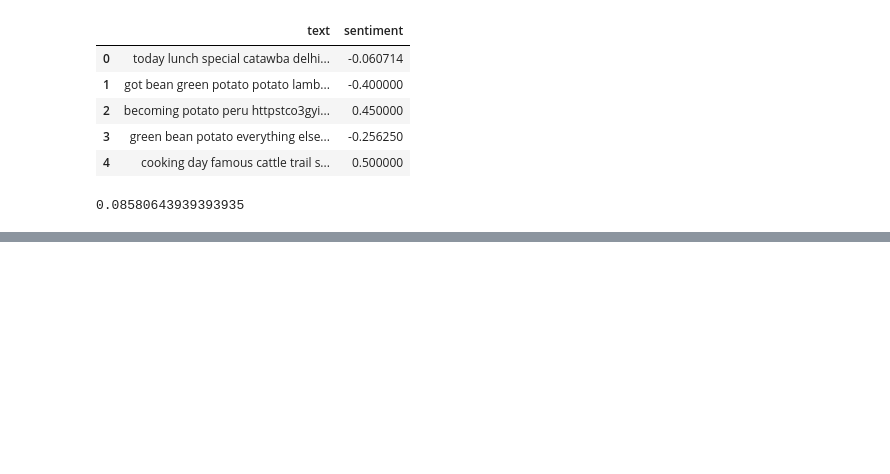
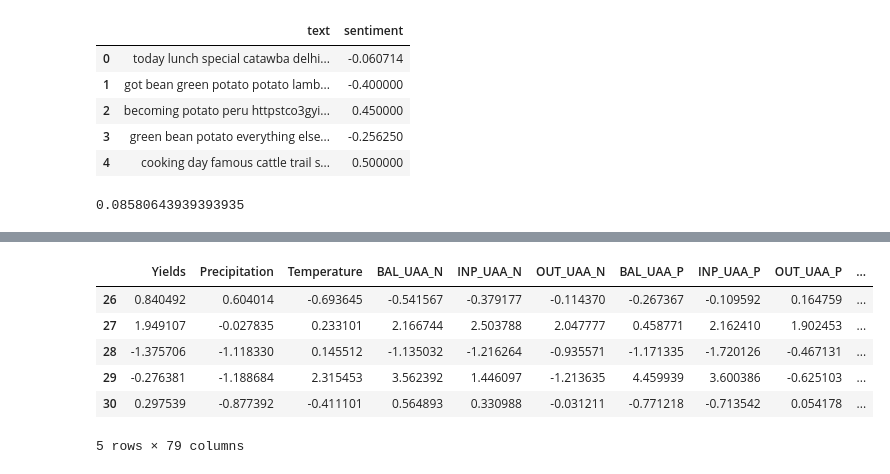
Before and after one commit to sba22206/semester1_ca2, a Jupyter notebook: Sentiment Analysis + Dashboard.ipynb, the cells around one changed output, grey strips where cells are left out. Drawn from its saved outputs; the diff is of its cells as text; code cells hidden in the pictures; blank space fills up the shorter version.

```diff
--- a/Sentiment Analysis + Dashboard.ipynb
+++ b/Sentiment Analysis + Dashboard.ipynb
@@ -213,0 +281,17 @@ tweets_df['sentiment'].mean()
+# %%
+df_hot = pd.read_csv('df_merged_hot.csv')
+# %%
+df_hot['Yields_lag'] = df_hot.groupby('geo').Yields.shift(periods = 1)
+df_hot_geo = df_hot.geo
+df_hot.drop(columns = ['Unnamed: 0', 'crops', 'strucpro', 'geo', 'Year'], inplace = True)
+df_hot.dropna(inplace = True)
+# %%
+df_hot.head()
+# %% [output]
+|  | Yields | Precipitation | Temperature | BAL_UAA_N | INP_UAA_N | OUT_UAA_N | BAL_UAA_P | INP_UAA_P | OUT_UAA_P | ... |
+| 26 | 0.840492 | 0.604014 | -0.693645 | -0.541567 | -0.379177 | -0.114370 | -0.267367 | -0.109592 | 0.164759 | ... |
+| 27 | 1.949107 | -0.027835 | 0.233101 | 2.166744 | 2.503788 | 2.047777 | 0.458771 | 2.162410 | 1.902453 | ... |
+| 28 | -1.375706 | -1.118330 | 0.145512 | -1.135032 | -1.216264 | -0.935571 | -1.171335 | -1.720126 | -0.467131 | ... |
+| 29 | -0.276381 | -1.188684 | 2.315453 | 3.562392 | 1.446097 | -1.213635 | 4.459939 | 3.600386 | -0.625103 | ... |
+| 30 | 0.297539 | -0.877392 | -0.411101 | 0.564893 | 0.330988 | -0.031211 | -0.771218 | -0.713542 | 0.054178 | ... |
+5 rows × 79 columns
```
Also changed, not shown: parts of 13 cells of this notebook.
